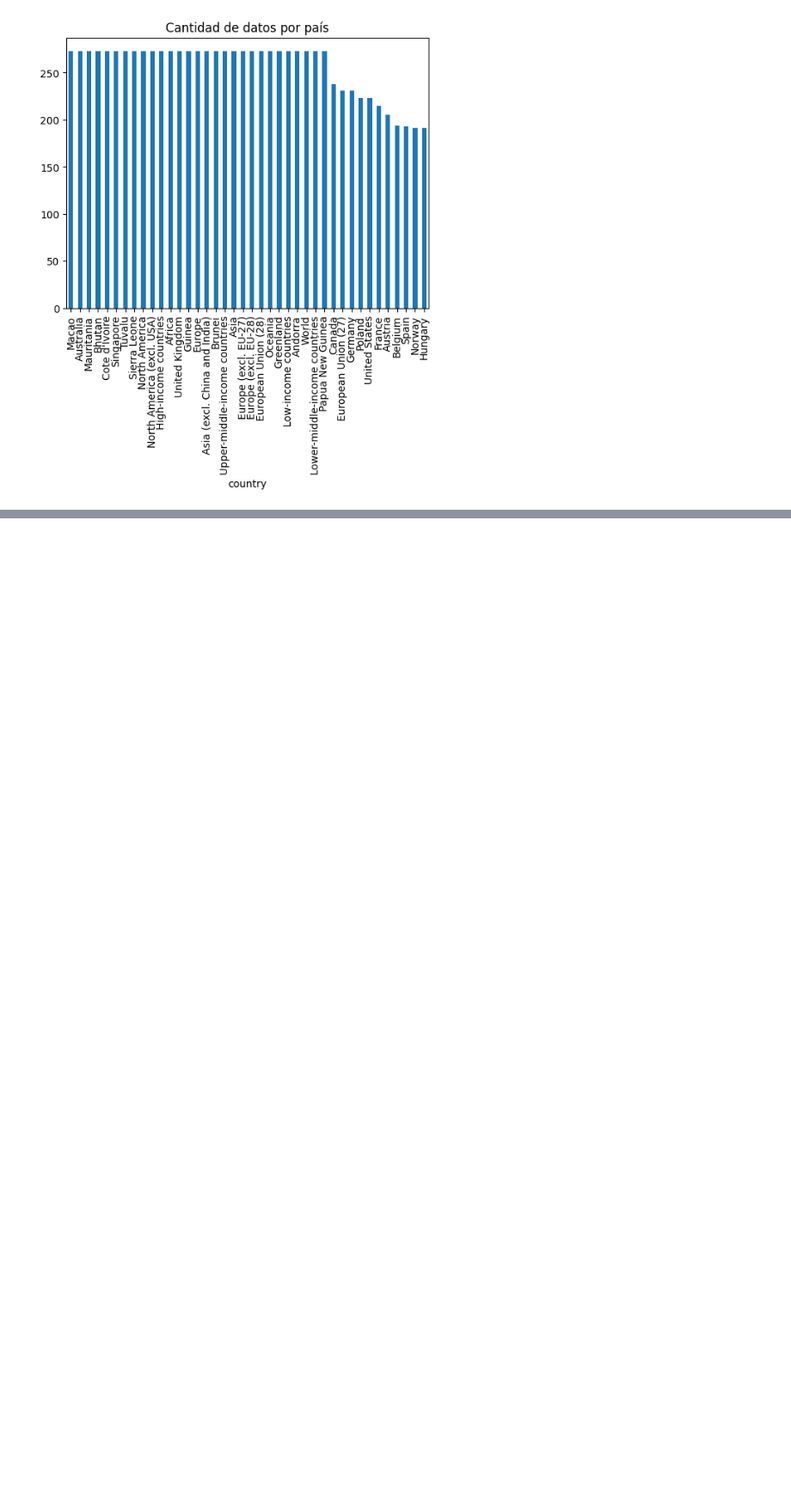
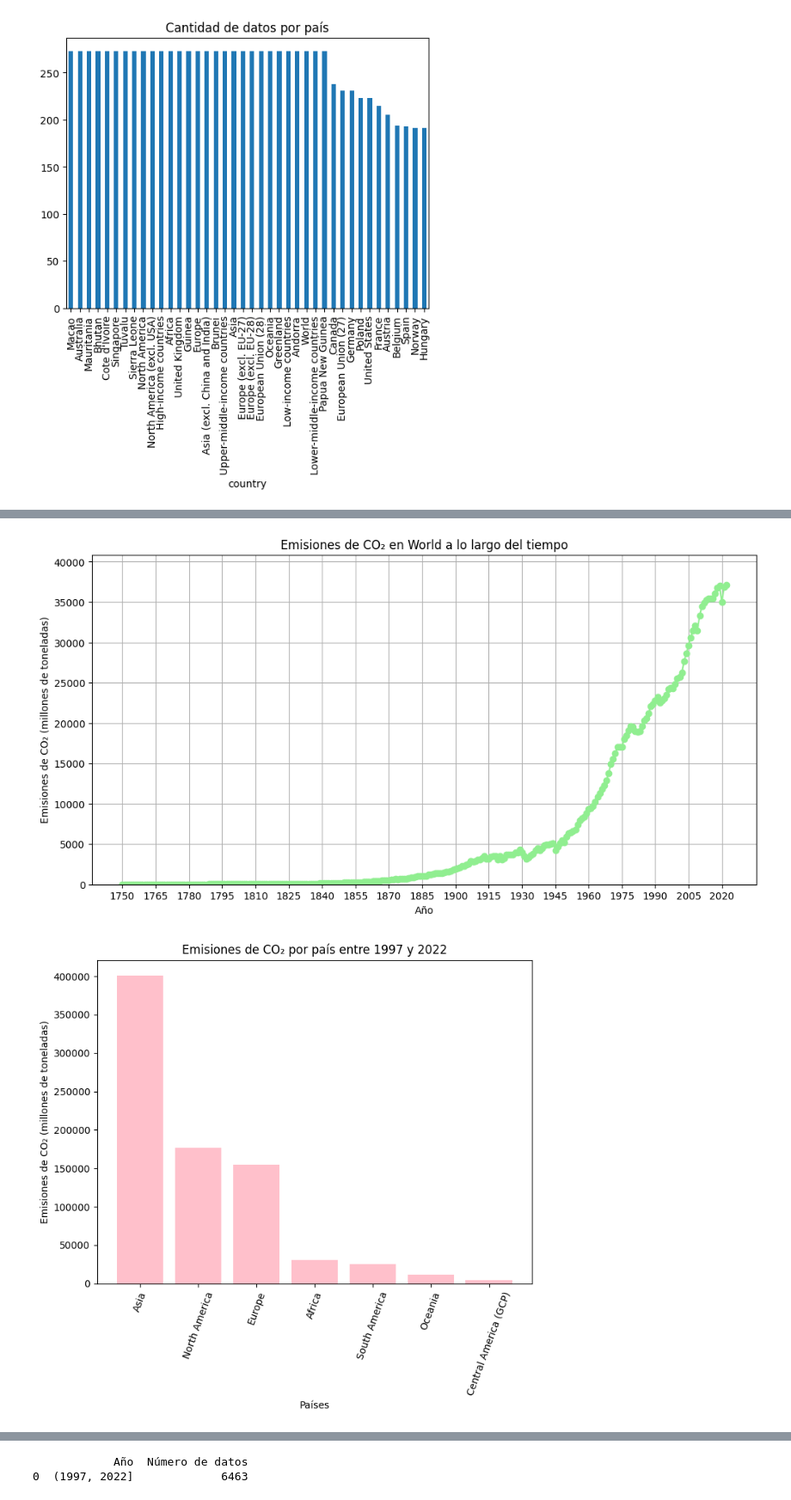
Before and after one commit to LINDAINES213/Data_Mining_Project, a Jupyter notebook: Project.ipynb, the cells around one changed output, grey strips where cells are left out. Shown at 86% size. Cells and saved outputs as stored; diff of their text form; code cells hidden in the pictures; blank space fills up the shorter version.

Commit message:
tablas proporcion y frecuencia

```diff
--- a/Project.ipynb
+++ b/Project.ipynb
@@ -208,0 +180,76 @@ bar_plot_country_emissions(dataframe, 1997, 2022, exclude_countries=['North Amer
+# %%
+def bar_plot_country_emissions(data, start_year, end_year, continents=[]):
+    data_range = data[(data['year'] >= start_year) & (data['year'] <= end_year)]
+    data_range = data_range[data_range['country'].isin(continents)]
+    total_emissions = data_range.groupby('country')['co2'].sum().sort_values(ascending=False)
+    plt.figure(figsize=(8, 6))
+    plt.bar(total_emissions.index, total_emissions.values, color='pink')
+    plt.xlabel('Países')
+    plt.ylabel('Emisiones de CO₂ (millones de toneladas)')
+    plt.title(f'Emisiones de CO₂ por país entre {start_year} y {end_year}')
+    plt.xticks(rotation=70)
+    plt.show()
+
+def line_plot_country_emissions(data, country):
+    plt.figure(figsize=(12, 6))
+    data_country = data[data['country'] == country]
+    total_emissions = data_country.groupby('year')['co2'].sum()
+    plt.plot(total_emissions.index, total_emissions.values, label=country, marker='o',  color='lightgreen')
+
+    plt.xlabel('Año')
+    plt.ylabel('Emisiones de CO₂ (millones de toneladas)')
+    plt.title(f'Emisiones de CO₂ en {country} a lo largo del tiempo')
+    plt.grid(True)
+    plt.xticks(range(min(data_country['year']), max(data_country['year'])+10, 15))  # Marcas cada 5 años
+    plt.ylim(0, max(data_country['co2']) * 1.1)  # Ajustar el límite superior del eje y en un 10% más alto que el valor máximo
+    plt.show()
+
+def bar_plot_country_co2_per_capita_range(data, start_year, end_year, continents=[]):
+    data_range = data[(data['year'] >= start_year) & (data['year'] <= end_year)]
+    data_range = data_range[data_range['country'].isin(continents)]
+    mean_co2_per_capita = data_range.groupby('country')['co2_per_capita'].mean().reset_index()
+
+    mean_co2_per_capita = mean_co2_per_capita.sort_values(by='co2_per_capita', ascending=False)
+    plt.figure(figsize=(12, 6))
+    plt.bar(mean_co2_per_capita['country'], mean_co2_per_capita['co2_per_capita'], color='salmon')
+    plt.xlabel('Países')
+    plt.ylabel('Emisiones de CO₂ per cápita (toneladas por persona)')
+    plt.title(f'Emisiones promedio de CO₂ per cápita por país en el rango {start_year}-{end_year}')
+    plt.xticks(rotation=60)
+    plt.ylim(0, max(mean_co2_per_capita['co2_per_capita'] * 1.1))
+    plt.show()
+
+def bar_plot_country_co2_sources_range(data, start_year, end_year, country):
+    data_range = data[(data['country'] == country) & (data['year'] >= start_year) & (data['year'] <= end_year)]
+    sum_sources = data_range[['coal_co2', 'oil_co2', 'gas_co2', 'cement_co2', 'flaring_co2', 'other_industry_co2']].sum()
+
+    sum_sources = sum_sources.sort_values(ascending=False)
+
+    source_labels = ['Carbón', 'Petróleo', 'Gas', 'Cemento', 'Quema de gases', 'Otra industria']
+
+    plt.figure(figsize=(10, 6))
+    plt.bar(source_labels, sum_sources, color='lightblue')
+    plt.xlabel('Fuentes de emisiones de CO₂')
+    plt.ylabel('Emisiones de CO₂ (millones de toneladas)')
+    plt.title(f'Promedio de emisiones de CO₂ por fuente en {country} en el rango {start_year}-{end_year}')
+    plt.xticks(rotation=45)
+    plt.ylim(0, max(sum_sources * 1.1))  # Ajustar el límite superior del eje y en un 10% más alto que el valor máximo
+    plt.show()
+
+
+# Tabla de frecuencia de emisiones de CO₂ por rango de años
+def frequency_table_emissions(data, year_range):
+    bins = pd.cut(data['year'], year_range)
+    frequency = bins.value_counts().sort_index()
+    frequency_table = pd.DataFrame({'Año': frequency.index, 'Número de datos': frequency.values})
+    print(frequency_table)
+
+# Utiliza esta función con tu DataFrame 'data'
+line_plot_country_emissions(dataframe, 'World')
+bar_plot_country_emissions(dataframe, 1997, 2022, continents=['North America', 'Europe', 'Oceania', 'South America', 'Central America (GCP)', 'Asia', 'Africa'])
+bar_plot_country_co2_per_capita_range(dataframe, 1997, 2022, continents=['North America', 'Europe', 'Oceania', 'South America', 'Central America (GCP)', 'Asia', 'Africa'])
+bar_plot_country_co2_sources_range(dataframe, 1997, 2022, 'World')
+frequency_table_emissions(dataframe, year_range=[1997, 2022])
+# %% [output]
+[figure, added]
+[figure, added]
@@ -208,0 +258,2 @@ bar_plot_country_emissions(dataframe, 1997, 2022, exclude_countries=['North Amer
+            Año  Número de datos
+0  (1997, 2022]             6463
```
Also changed, not shown: parts of 3 cells of this notebook.
